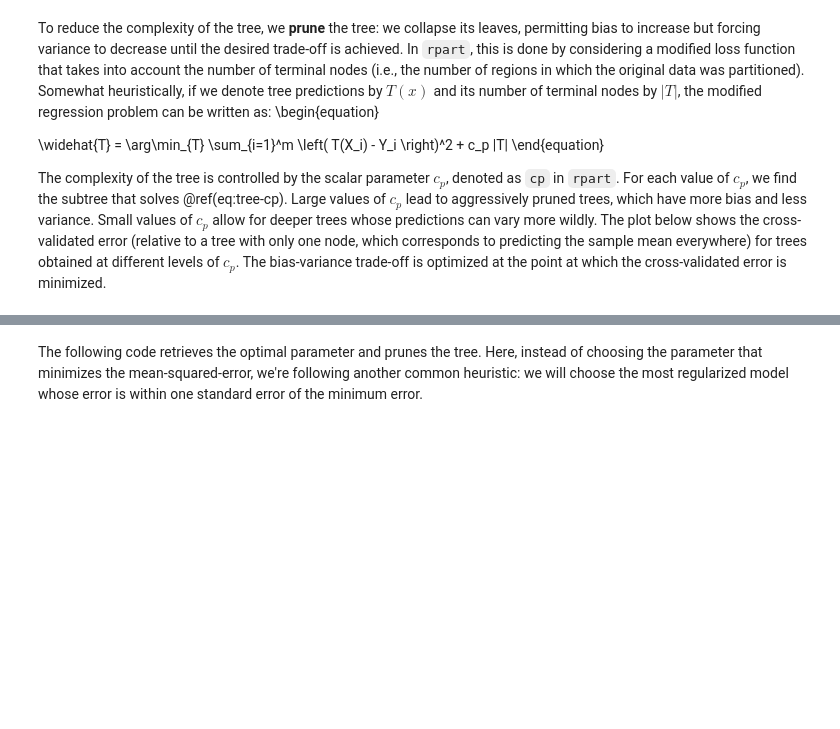
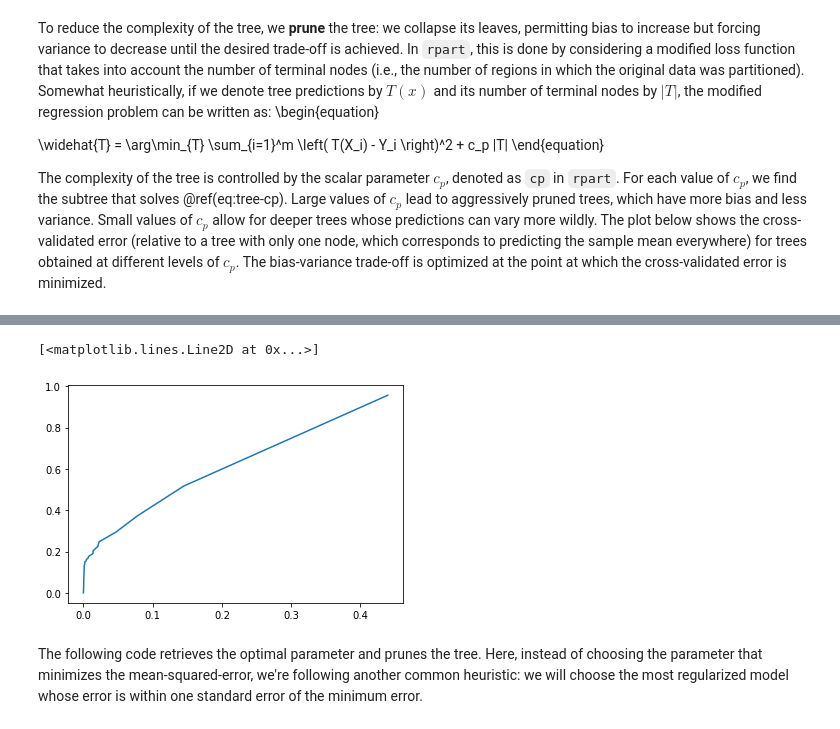
Before and after one commit to alexanderquispe/ml_book, a Jupyter notebook: Untitled-1.ipynb, the cells around one changed output, grey strips where cells are left out. Saved outputs shown, nothing was run; the diff lists cells and outputs as text; code cells hidden in the pictures; blank space fills up the shorter version.

```diff
--- a/Untitled-1.ipynb
+++ b/Untitled-1.ipynb
@@ -520,0 +525,3 @@ arbol.fit(X,Y)
+# %%
+yhat = tree.predict(X)
+mean_squared_error(Y, yhat)
@@ -553,0 +575,7 @@ The complexity of the tree is controlled by the scalar parameter $c_p$, denoted
+# %%
+mean_error = []
+for ccp_alpha in ccp_alphas:
+    clf = DecisionTreeRegressor(random_state=0, ccp_alpha=ccp_alpha)
+    clf.fit(X,Y)
+    yhat = clf.predict(X)
+    mean_error.append(mean_squared_error(Y,yhat))
@@ -554,3 +602,8 @@ The complexity of the tree is controlled by the scalar parameter $c_p$, denoted
+# %%
+plt.plot(ccp_alphas, mean_error)
+# %% [output]
+[<matplotlib.lines.Line2D at 0x...>]
+[figure, added]
 # %% [markdown]
 The following code retrieves the optimal parameter and prunes the tree. Here, instead of choosing the parameter that minimizes the mean-squared-error, we're following another common heuristic: we will choose the most regularized model whose error is within one standard error of the minimum error.
 # %% [markdown]
```
Also changed, not shown: parts of 13 cells of this notebook.
